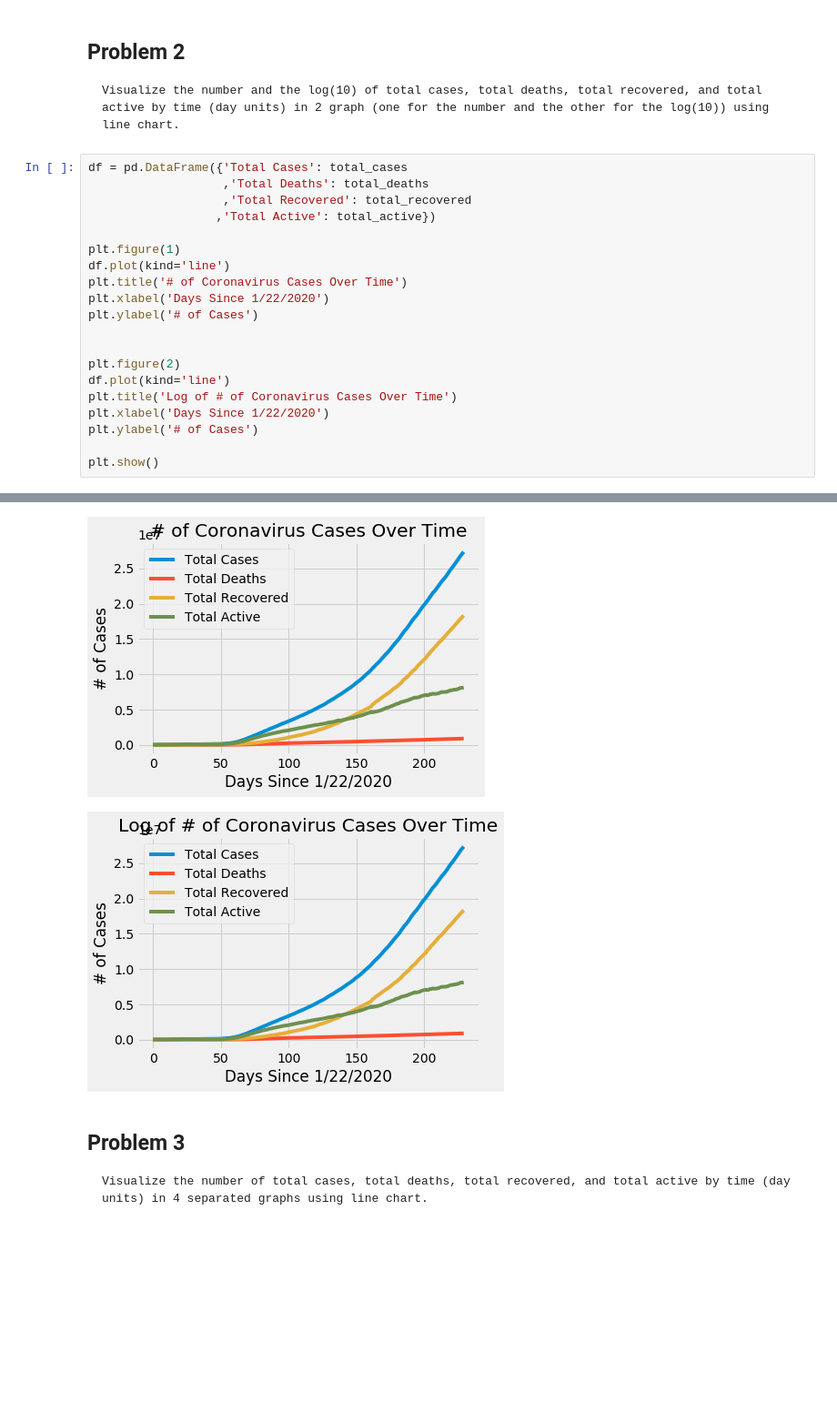
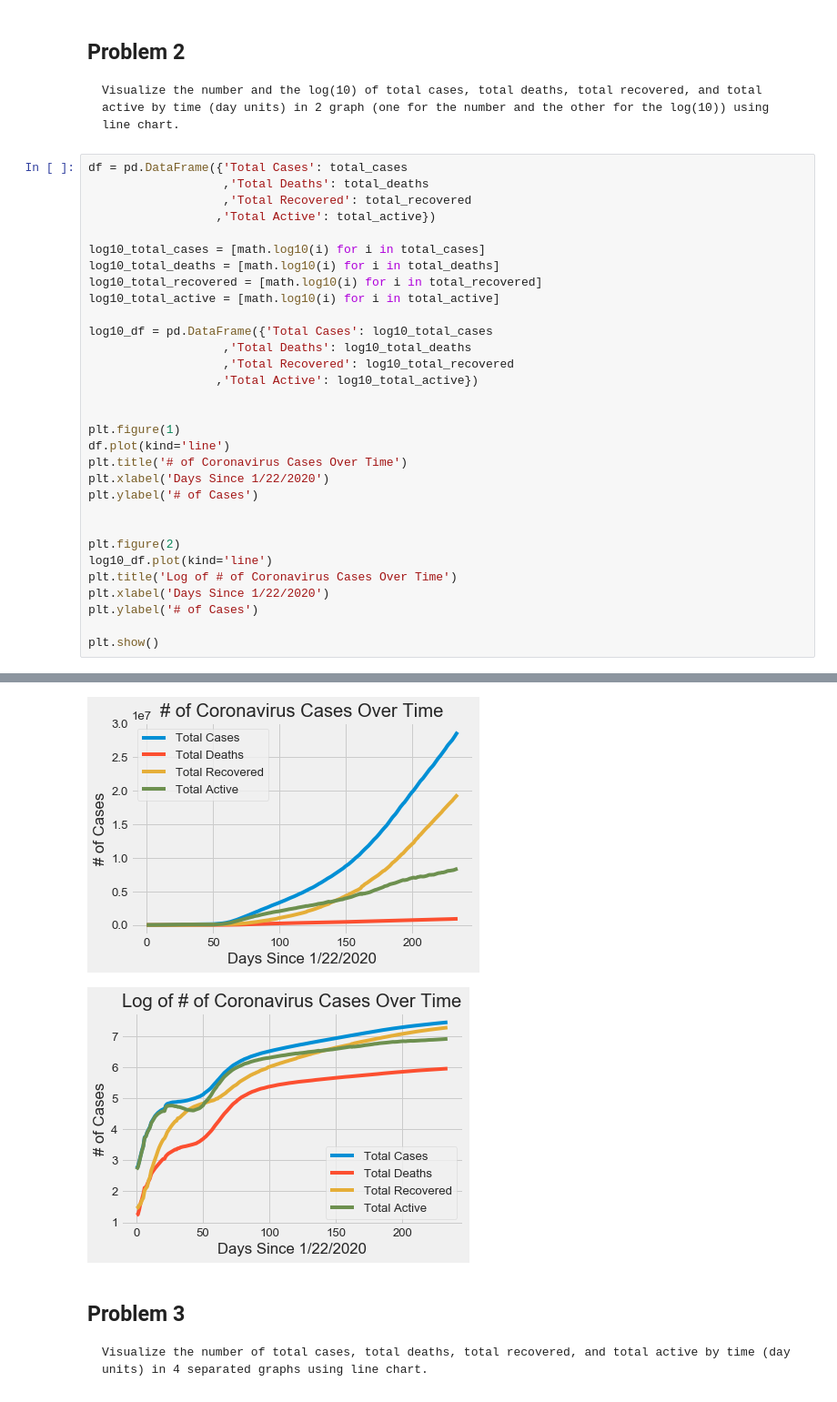
Before and after one commit to phusdt/COVID_19_Analysis, a Jupyter notebook: Asm2_Student.ipynb, the cells around one changed output, grey strips where cells are left out. Shown at 91% size. Saved outputs shown, nothing was run; the diff lists cells and outputs as text; blank space fills up the shorter version.

```diff
--- a/Asm2_Student.ipynb
+++ b/Asm2_Student.ipynb
@@ -175,27 +176,38 @@ The lastest recovery rate of total cases:  0.6704511815687978
 # %%
 df = pd.DataFrame({'Total Cases': total_cases
                    ,'Total Deaths': total_deaths
                    ,'Total Recovered': total_recovered
                   ,'Total Active': total_active})
+
+log10_total_cases = [math.log10(i) for i in total_cases]
+log10_total_deaths = [math.log10(i) for i in total_deaths]
+log10_total_recovered = [math.log10(i) for i in total_recovered]
+log10_total_active = [math.log10(i) for i in total_active]
+
+log10_df = pd.DataFrame({'Total Cases': log10_total_cases
+                   ,'Total Deaths': log10_total_deaths
+                   ,'Total Recovered': log10_total_recovered
+                  ,'Total Active': log10_total_active})
+
 
 plt.figure(1)
 df.plot(kind='line')
 plt.title('# of Coronavirus Cases Over Time')
 plt.xlabel('Days Since 1/22/2020')
 plt.ylabel('# of Cases')
 
 
 plt.figure(2)
-df.plot(kind='line')
+log10_df.plot(kind='line')
 plt.title('Log of # of Coronavirus Cases Over Time')
 plt.xlabel('Days Since 1/22/2020')
 plt.ylabel('# of Cases')
 
 plt.show()
 # %% [output]
 <Figure size 432x288 with 0 Axes>
-[figure, old version]
+[figure, new version]
-[figure, old version]
+[figure, new version]
 # %% [markdown]
 ## Problem 3
     Visualize the number of total cases, total deaths, total recovered, and total active by time (day units) in 4 separated graphs using line chart.
```
Also changed, not shown: parts of 27 cells of this notebook, 1 other file.
